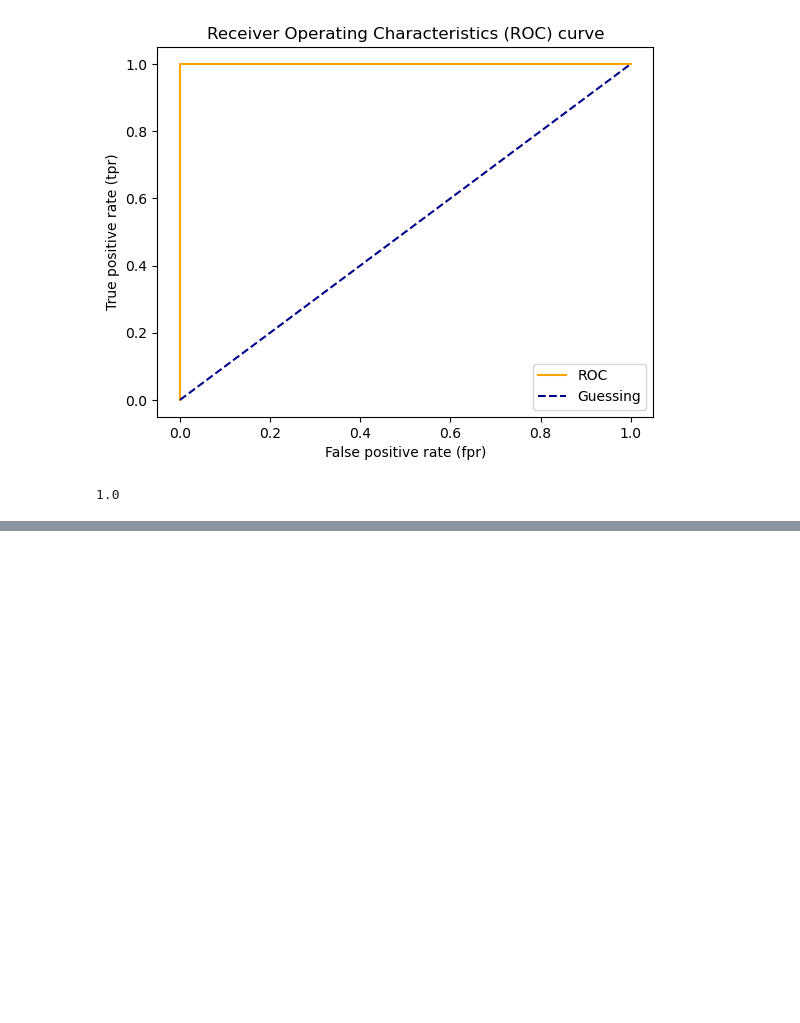
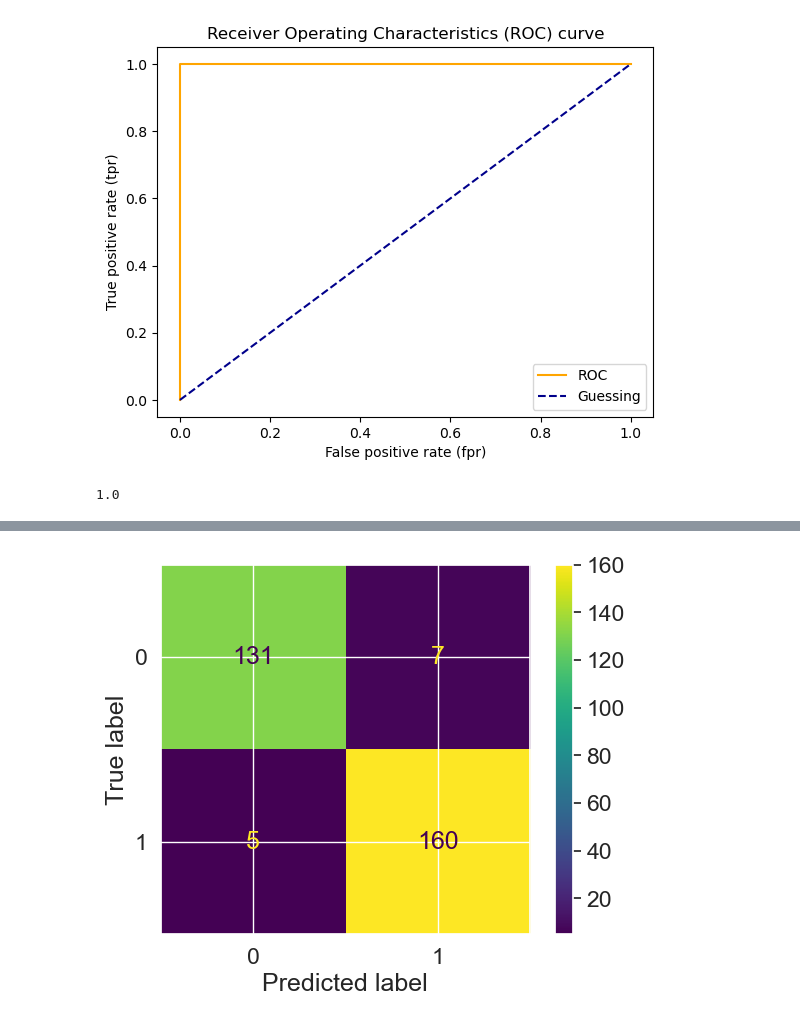
Before and after one commit to ricky-antonio/introduction-to-scikit, a Jupyter notebook: introduction-to-scikit.ipynb, the cells around one changed output, grey strips where cells are left out. Saved outputs shown, nothing was run; the diff lists cells and outputs as text; code cells hidden in the pictures; blank space fills up the shorter version.

```diff
--- a/introduction-to-scikit.ipynb
+++ b/introduction-to-scikit.ipynb
@@ -1217,0 +1276,7 @@ roc_auc_score(y_test, y_test)
+# %%
+# confusion matrix from estimator (without predictions)
+from sklearn.metrics import ConfusionMatrixDisplay
+
+ConfusionMatrixDisplay.from_estimator(clf, X, y);
+# %% [output]
+[figure, added]
```
Also changed, not shown: parts of 8 cells of this notebook.
